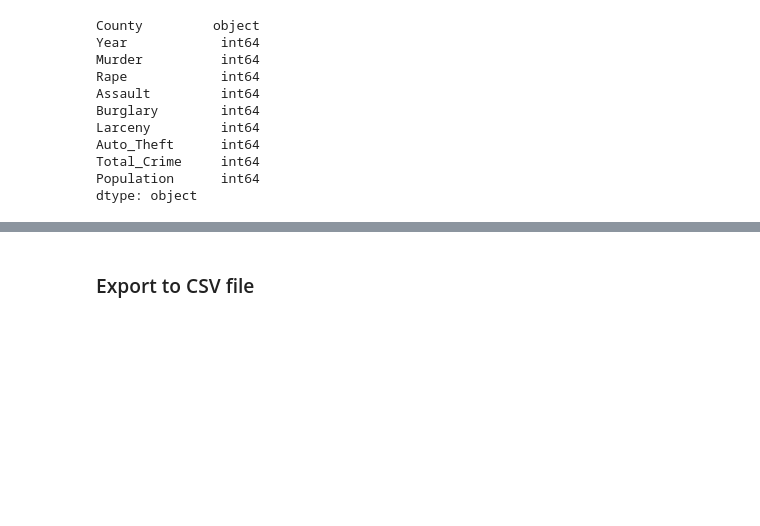
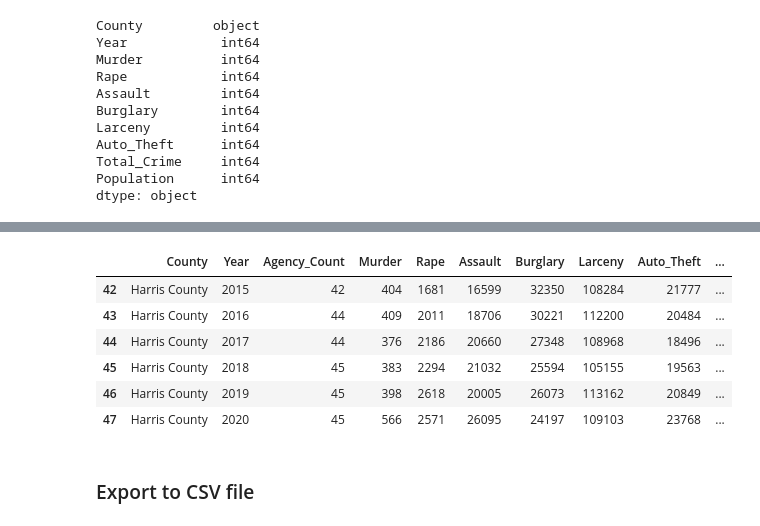
Before and after one commit to MiguelB512/Harris_Crime_Trends, a Jupyter notebook: Crime_Data_Analysis.ipynb, the cells around one changed output, grey strips where cells are left out. Drawn from its saved outputs; the diff is of its cells as text; code cells hidden in the pictures; blank space fills up the shorter version.

```diff
--- a/Crime_Data_Analysis.ipynb
+++ b/Crime_Data_Analysis.ipynb
@@ -463,0 +449,3 @@ crime_data_df.head()
+# %%
+crime_data_df = pd.merge(agencies_count_per_year_df,summary_df)
+crime_data_df.head()
@@ -463,0 +461,4 @@ crime_data_df.head()
+# %%
+# Assigning 'Year' column as 'object' datatype tp prevent .sum() adding years together
+crime_data_df = crime_data_df.astype({"Year":'object'},{"County":'object'})
+crime_data_df.dtypes
@@ -464,3 +480,17 @@ crime_data_df.head()
+# %%
+# selectin just harris county
+harris_county = crime_data_df.groupby(crime_data_df["County"]).get_group('Harris County')
+# %%
+harris_county_df = pd.DataFrame(harris_county)
+harris_county_df
+# %% [output]
+|  | County | Year | Agency_Count | Murder | Rape | Assault | Burglary | Larceny | Auto_Theft | ... |
+| 42 | Harris County | 2015 | 42 | 404 | 1681 | 16599 | 32350 | 108284 | 21777 | ... |
+| 43 | Harris County | 2016 | 44 | 409 | 2011 | 18706 | 30221 | 112200 | 20484 | ... |
+| 44 | Harris County | 2017 | 44 | 376 | 2186 | 20660 | 27348 | 108968 | 18496 | ... |
+| 45 | Harris County | 2018 | 45 | 383 | 2294 | 21032 | 25594 | 105155 | 19563 | ... |
+| 46 | Harris County | 2019 | 45 | 398 | 2618 | 20005 | 26073 | 113162 | 20849 | ... |
+| 47 | Harris County | 2020 | 45 | 566 | 2571 | 26095 | 24197 | 109103 | 23768 | ... |
 # %% [markdown]
 ### Export to CSV file
 # %%
```
Also changed, not shown: parts of 51 cells of this notebook, 7 other files.
